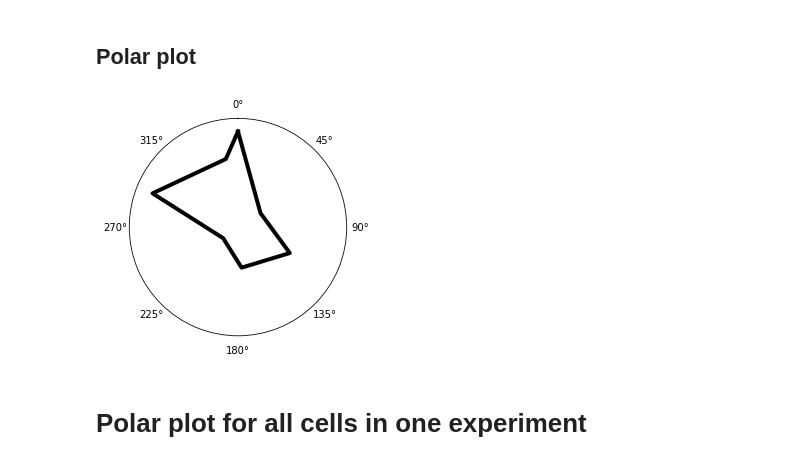
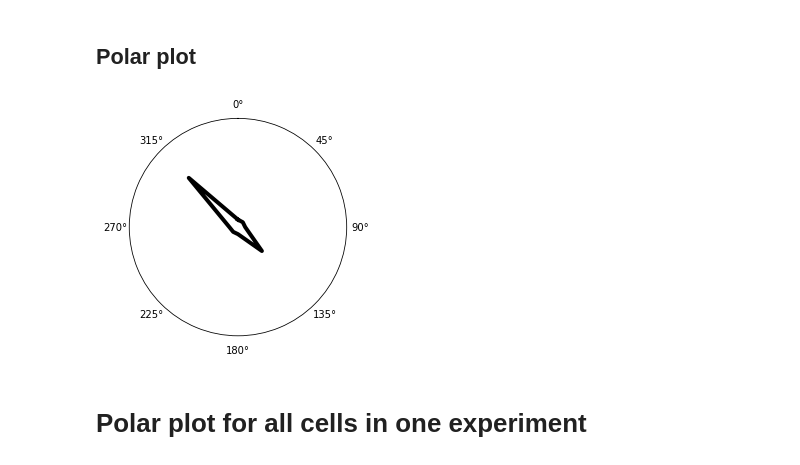
Before and after one commit to AllenInstitute/swdb_2019_student, a Jupyter notebook: visionaries/notebooks/e2e_polarplots.ipynb, the cells around one changed output. Saved outputs shown, nothing was run; the diff lists cells and outputs as text; code cells hidden in the pictures.

Commit message:
Fix plotting bugs, and plotted all cells in e2e

```diff
--- a/visionaries/notebooks/e2e_polarplots.ipynb
+++ b/visionaries/notebooks/e2e_polarplots.ipynb
@@ -14,10 +14,11 @@ manifest_file = os.path.join(drive_path,'manifest.json')
 boc = BrainObservatoryCache(manifest_file=manifest_file)
 # %%
 exp = boc.get_ophys_experiments(stimuli=[stim_info.DRIFTING_GRATINGS],
-        targeted_structures = ['VISl'],
+        targeted_structures = ['VISp'],
         imaging_depths = [175],
         cre_lines = ['Cux2-CreERT2'])[0]
-exp_id = 502793808
-exp_container_id = 511510640
+
+exp_id = 704298735
+exp_container_id = 701412138
 exp
 # %% [output]
@@ -35,7 +36,7 @@ exp
 # %%
 cells = boc.get_cell_specimens()
 cells = pd.DataFrame.from_records(cells)
-cell_specimen_id = 517416426
+cell_specimen_id = 729434637
 # %%
 cells[cells['cell_specimen_id'] == cell_specimen_id]
 # %% [output]
@@ -56,13 +57,17 @@ Hooray! We found cell **517416426** in experiment container **511510640**, where
 # %%
 from utils.polarplot import *
 from utils.polardata import *
 
-polardata = get_mock_polardata(exp_id, cell_specimen_id)
-theta, r = zip(*polardata)
+polardata = get_avg_normalized_response(
+        boc=boc,
+        session_id=exp_id,
+        cell_specimen_id = cell_specimen_id,
+        temporal_frequency=15.0)
+theta, r = convert_polar_dict_to_arrays(polardata)
 fig, axes = plt.subplots(nrows=1, ncols=1, subplot_kw=dict(polar=True))
 polar_plot(axes, theta, r, color='black', linewidth=4)
 # %% [output]
-[figure, old version]
+[figure, new version]
 # %% [markdown]
 # Polar plot for all cells in one experiment
 # %% [markdown]
```
Also changed, not shown: parts of 14 cells of this notebook, 4 other files.
